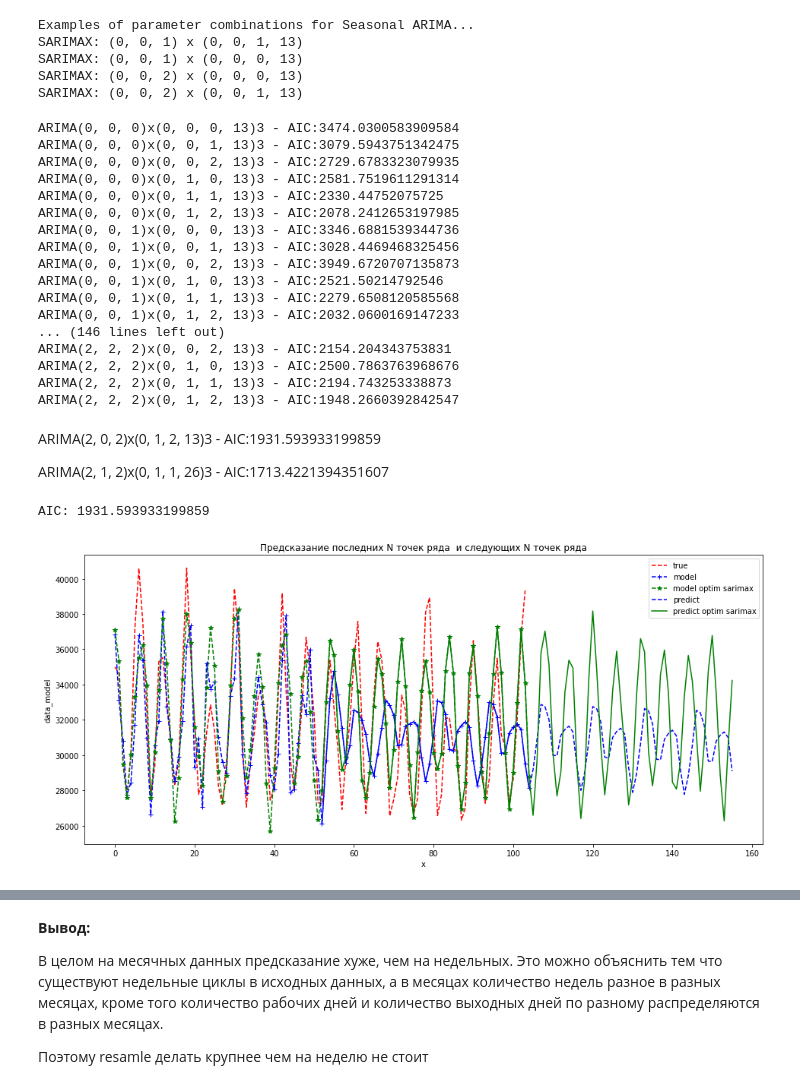
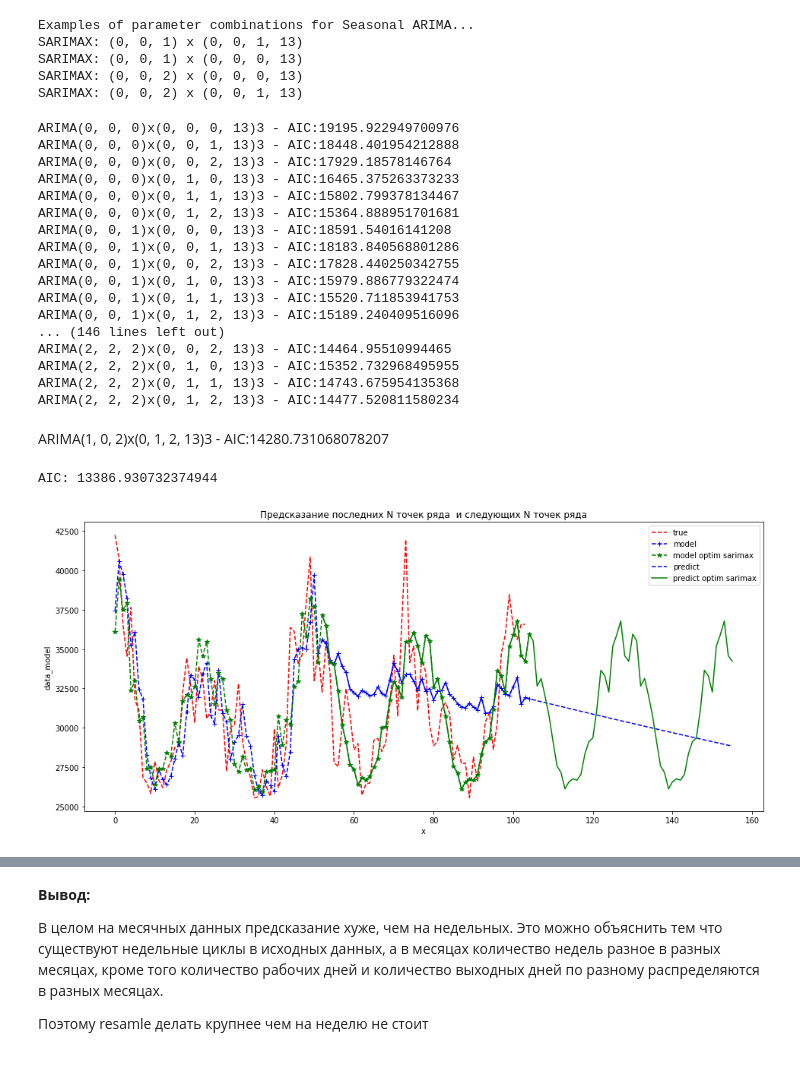
Before and after one commit to karashchuk/Time_Series, a Jupyter notebook: Time_Series_03.ipynb, the cells around one changed output, grey strips where cells are left out. Drawn from its saved outputs; the diff is of its cells as text; code cells hidden in the pictures.

```diff
--- a/Time_Series_03.ipynb
+++ b/Time_Series_03.ipynb
@@ -330,16 +318,16 @@ plt.show()
 [figure]
 # %%
 # Определим p, d и q
-q = 2
-p = 0
-d = 2
+q = 1
+p = 1
+d = 0
 pdq = [p, d, q]
 # определим комбинации сезонных параметров p, q и q,
 #будем работать с квартальными данными, тогда сезонность это 1 год (или полгода)
 qs = 2
 ps = 0
 ds = 0
-seasonal_pdq = [ps, ds, qs , 13]
+seasonal_pdq = [ps, ds, qs , 26]
 # %%
 print('SARIMAX: p,d,q=',pdq,'   : ps,ds,qs, S=', seasonal_pdq)
 # %% [output]
@@ -425,7 +401,7 @@ warnings.filterwarnings("ignore") # отключает предупрежден
 for param in pdq:
     for param_seasonal in seasonal_pdq:
         try:
-            mod = sm.tsa.statespace.SARIMAX(data_m['PJME_MW'].values[:-52],order=param,
+            mod = sm.tsa.statespace.SARIMAX(data_w['PJME_MW'].values[:-52],order=param,
                                     seasonal_order=param_seasonal ,
                                     enforce_stationarity=False,
                                     enforce_invertibility=False)
@@ -435,27 +411,25 @@ for param in pdq:
         except:
             continue
 # %% [output]
-ARIMA(0, 0, 0)x(0, 0, 0, 13)3 - AIC:3474.0300583909584
-ARIMA(0, 0, 0)x(0, 0, 1, 13)3 - AIC:3079.5943751342475
-ARIMA(0, 0, 0)x(0, 0, 2, 13)3 - AIC:2729.6783323079935
-ARIMA(0, 0, 0)x(0, 1, 0, 13)3 - AIC:2581.7519611291314
-ARIMA(0, 0, 0)x(0, 1, 1, 13)3 - AIC:2330.44752075725
-ARIMA(0, 0, 0)x(0, 1, 2, 13)3 - AIC:2078.2412653197985
-ARIMA(0, 0, 1)x(0, 0, 0, 13)3 - AIC:3346.6881539344736
-ARIMA(0, 0, 1)x(0, 0, 1, 13)3 - AIC:3028.4469468325456
-ARIMA(0, 0, 1)x(0, 0, 2, 13)3 - AIC:3949.6720707135873
-ARIMA(0, 0, 1)x(0, 1, 0, 13)3 - AIC:2521.50214792546
-ARIMA(0, 0, 1)x(0, 1, 1, 13)3 - AIC:2279.6508120585568
-ARIMA(0, 0, 1)x(0, 1, 2, 13)3 - AIC:2032.0600169147233
+ARIMA(0, 0, 0)x(0, 0, 0, 13)3 - AIC:19195.922949700976
+ARIMA(0, 0, 0)x(0, 0, 1, 13)3 - AIC:18448.401954212888
+ARIMA(0, 0, 0)x(0, 0, 2, 13)3 - AIC:17929.18578146764
+ARIMA(0, 0, 0)x(0, 1, 0, 13)3 - AIC:16465.375263373233
+ARIMA(0, 0, 0)x(0, 1, 1, 13)3 - AIC:15802.799378134467
+ARIMA(0, 0, 0)x(0, 1, 2, 13)3 - AIC:15364.888951701681
+ARIMA(0, 0, 1)x(0, 0, 0, 13)3 - AIC:18591.54016141208
+ARIMA(0, 0, 1)x(0, 0, 1, 13)3 - AIC:18183.840568801286
+ARIMA(0, 0, 1)x(0, 0, 2, 13)3 - AIC:17828.440250342755
+ARIMA(0, 0, 1)x(0, 1, 0, 13)3 - AIC:15979.886779322474
+ARIMA(0, 0, 1)x(0, 1, 1, 13)3 - AIC:15520.711853941753
+ARIMA(0, 0, 1)x(0, 1, 2, 13)3 - AIC:15189.240409516096
 ... (146 lines left out)
-ARIMA(2, 2, 2)x(0, 0, 2, 13)3 - AIC:2154.204343753831
-ARIMA(2, 2, 2)x(0, 1, 0, 13)3 - AIC:2500.7863763968676
-ARIMA(2, 2, 2)x(0, 1, 1, 13)3 - AIC:2194.743253338873
-ARIMA(2, 2, 2)x(0, 1, 2, 13)3 - AIC:1948.2660392842547
+ARIMA(2, 2, 2)x(0, 0, 2, 13)3 - AIC:14464.95510994465
+ARIMA(2, 2, 2)x(0, 1, 0, 13)3 - AIC:15352.732968495955
+ARIMA(2, 2, 2)x(0, 1, 1, 13)3 - AIC:14743.675954135368
+ARIMA(2, 2, 2)x(0, 1, 2, 13)3 - AIC:14477.520811580234
 # %% [markdown]
-ARIMA(2, 0, 2)x(0, 1, 2, 13)3 - AIC:1931.593933199859
-
-ARIMA(2, 1, 2)x(0, 1, 1, 26)3 - AIC:1713.4221394351607
+ARIMA(1, 0, 2)x(0, 1, 2, 13)3 - AIC:14280.731068078207
 # %%
 
 # ARIMA(2, 0, 2)x(0, 1, 2, 13)3 - AIC:1931.593933199859
@@ -465,36 +439,36 @@ ARIMA(2, 1, 2)x(0, 1, 1, 26)3 - AIC:1713.4221394351607
 N2=52  # число точек для теста
 nforecast = N2+52
 
-mod = sm.tsa.statespace.SARIMAX(data_m['PJME_MW'].values[:-N2],order=[2,0,2],
-                                seasonal_order=[0,1,2,13] ,
+mod = sm.tsa.statespace.SARIMAX(data_w['PJME_MW'].values[:-N2],order=[2,0,2],
+                                seasonal_order=[0,1,2,26] ,
                                 enforce_stationarity=False,
                                 enforce_invertibility=False)
 results_opt = mod.fit()
 print('AIC:', results_opt.aic)
 # %% [output]
-AIC: 1931.593933199859
+AIC: 13386.930732374944
 # %%
 nforecast = N2  # полное число предиктов (тест+ чистый предикт)
 N4 = 52
-y_p = results.predict(len(data_m['PJME_MW'].values[:-N2])-N4, N4+len(data_m['PJME_MW'].values[:-N2]), typ='levels')
-y_ps = results_opt.predict(len(data_m['PJME_MW'].values[:-N2])-N4, N4+len(data_m['PJME_MW'].values[:-N2]), typ='levels')
+y_p = results.predict(len(data_w['PJME_MW'].values[:-N2])-N4, N4+len(data_w['PJME_MW'].values[:-N2]), typ='levels')
+y_ps = results_opt.predict(len(data_w['PJME_MW'].values[:-N2])-N4, N4+len(data_w['PJME_MW'].values[:-N2]), typ='levels')
 y_f = results.forecast(2*N2 )
 y_fs = results_opt.forecast(2*N2 )
 
 plt.figure(figsize=(16,7))
-plt.plot(data_m['PJME_MW'].values[-N2*2:],'--r',label ='true')
+plt.plot(data_w['PJME_MW'].values[-N2*2:],'--r',label ='true')
 plt.plot(range(N2-N4,N2+N4+1),y_p,'+--b',label ='model')
 plt.plot(range(N2-N4,N2+N4+1),y_ps,'*--g',label ='model optim sarimax')
 plt.plot(np.arange(2*N2)+N2,y_f,'--b',label ='predict')
 plt.plot(np.arange(2*N2)+N2,y_fs,'g',label ='predict optim sarimax')
 
 plt.xlabel('x')
 plt.ylabel('data_model')
 plt.title('Предсказание последних N точек ряда  и следующих N точек ряда')
 plt.legend()
 plt.show()
 # %% [output]
-[figure, old version]
+[figure, new version]
 # %%
 N3=104 # отступ данных для отображения  модели
 nforecast = N2+12  # общее число точек для предсказания (N2 - тестовых точек + точки для чистого предсказания)
```
Also changed, not shown: parts of 17 cells of this notebook.
